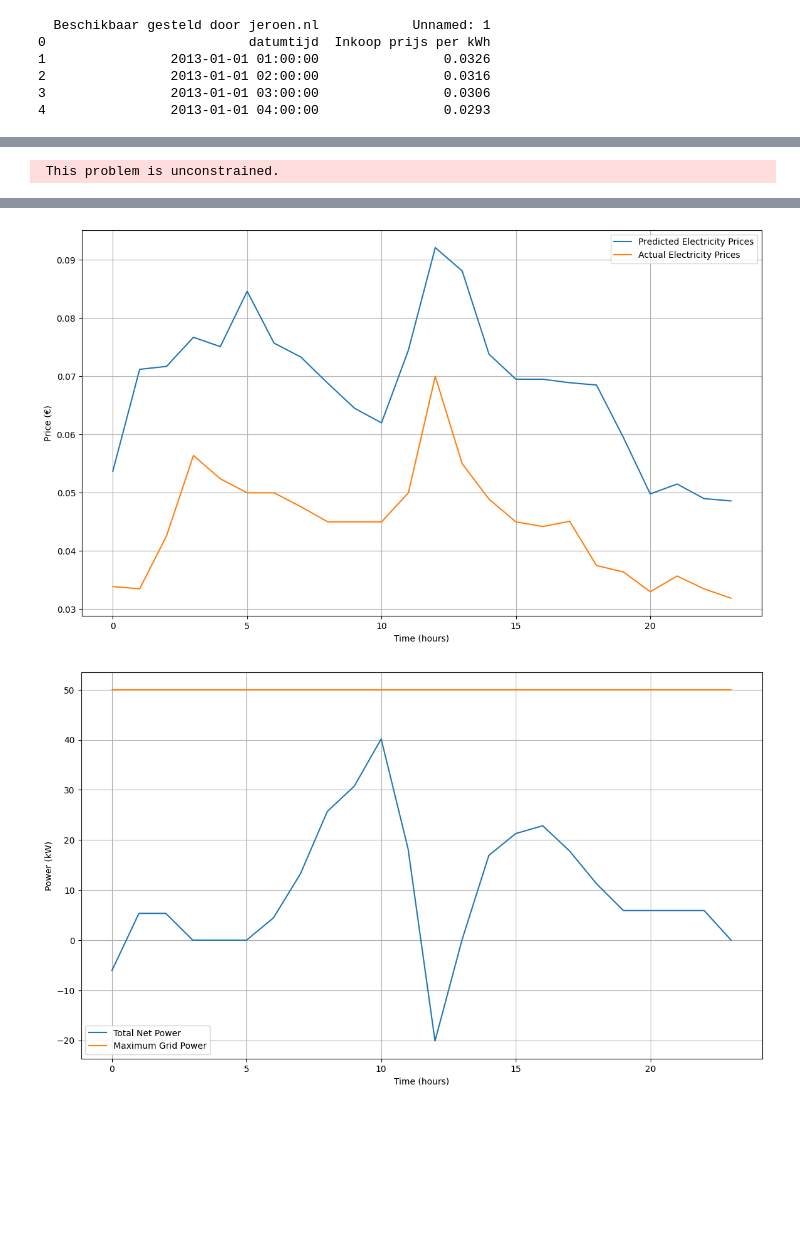
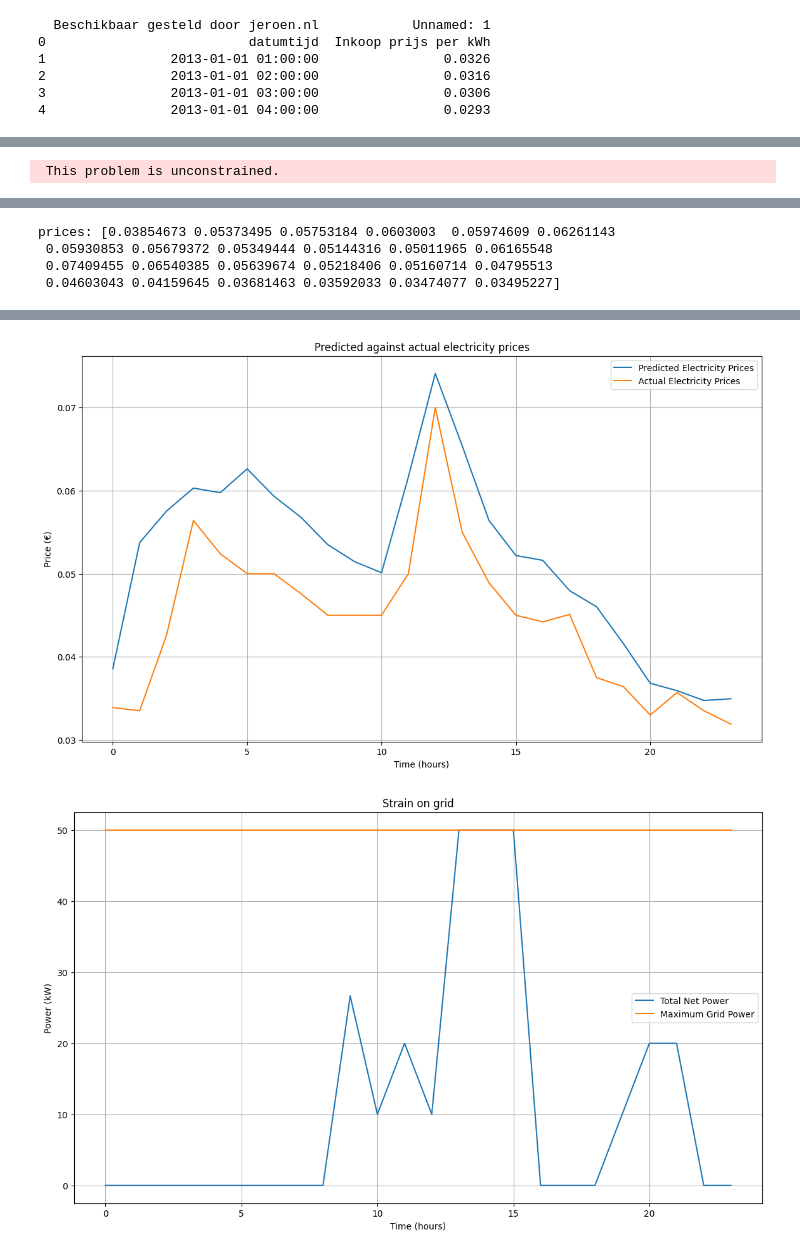
Before and after one commit to MichallHuNL/Smart-Charging-RL-main, a Jupyter notebook: codes/MILP_paper_forecast.ipynb, the cells around one changed output, grey strips where cells are left out. Drawn from its saved outputs; the diff is of its cells as text; code cells hidden in the pictures; blank space fills up the shorter version.

```diff
--- a/codes/MILP_paper_forecast.ipynb
+++ b/codes/MILP_paper_forecast.ipynb
@@ -35,12 +35,12 @@ data['datumtijd'] = pd.to_datetime(data['datumtijd'])
 data.set_index('datumtijd', inplace=True)
 
 # Split data into training and test sets
-train_data = data.iloc[748:772]
+train_data = data.iloc[0:772]
 test_data = data.iloc[772:796]
 
 # Fit SARIMA model (parameters can be tuned)
 sarima_model = sm.tsa.statespace.SARIMAX(train_data['Inkoop prijs per kWh'],
-                                         order=(1, 1, 1),
+                                         order=(0, 0, 2),
                                          seasonal_order=(1, 1, 1, 24)).fit()
 
 # Forecast
@@ -63,20 +63,23 @@ plt.ylim(0, 0.3)
 plt.show()
 
 model = pulp.LpProblem("EV_Charging", pulp.LpMinimize)
-C = 5  # Number of cars
+C = 9  # Number of cars
 T = len(test_data)  # Number of time periods
 eta_ch = 0.9  # Charging efficiency
 eta_dis = 0.9  # Discharging efficiency
 Pgrid_max = 50  # Maximum total charging power (kW)
 
 # Hard-coded variants for charging speeds and battery capacities for each car
-Pmax = np.random.uniform(5, 10, C)  # Random max charging power between 5 and 10 kW
-Dmax = np.random.uniform(5, 10, C)  # Random max discharging power between 5 and 10 kW
-Emax = np.random.uniform(40, 60, C)  # Random max battery capacity between 40 and 60 kWh
+Pmax = [10]*C  # Max charging power is 10 kW for all cars
+Dmax = [10]*C  # Max discharging power is 10 kW for all cars
+Emax = [70] + [50]*6 + [60]*2  # Max battery capacity for each car
 
 # Hard-coded arrival and departure times for each car
-t_arrival = np.random.randint(0, T//2, C)  # Random arrival time in the first half of the time period
-t_departure = np.random.randint(T//2, T, C)  # Random departure time in the second half of the time period
+t_arrival = [9] + [13]*6 + [19]*2  # Arrival times for each car
+t_departure = [12] + [15]*6 + [21]*2  # Departure times for each car
+
+# Initial SoC for each car
+E_initial = [5] + [5]*6 + [30]*2  # Initial SoC for each car
 
 # Max charging per car
 P = pulp.LpVariable.dicts("P", ((c, t) for c in range(C) for t in range(T)), lowBound=0, cat='Continuous')
@@ -104,7 +107,7 @@ for c in range(C):
 
 # Initial SoC
 for c in range(C):
-    model += E[c, 0] == 0
+    model += E[c, 0] == E_initial[c]
 
 # SoC evolution with discharging
 for c in range(C):
@@ -114,6 +117,11 @@ for c in range(C):
 # Ensure at least 80% SoC by the end of the time period
 for c in range(C):
     model += E[c, T-1] >= Emax[c] * 0.8
+
+# Non-negativity of SoC
+for c in range(C):
+    for t in range(T):
+        model += E[c, t] >= 0
 
 # Charging happens only within arrival and departure times
 for c in range(C):
@@ -145,6 +153,7 @@ for c in range(C):
 
 # Plot the State of Charge (SoC) for each car
 plt.figure(figsize=(14, 8))
+plt.title('Soc per car')
 for c in range(C):
     plt.plot(soc[c, :], label=f'Car {c+1}')
 plt.xlabel('Time (hours)')
@@ -155,6 +164,7 @@ plt.show()
 
 # Plot the charging power for each car
 plt.figure(figsize=(14, 8))
+plt.title('Charge per car')
 for c in range(C):
     plt.plot(charging_power[c, :], label=f'Car {c+1}')
 plt.xlabel('Time (hours)')
@@ -165,6 +175,7 @@ plt.show()
 
 # Plot the discharging power for each car
 plt.figure(figsize=(14, 8))
+plt.title('Discharge per car')
 for c in range(C):
     plt.plot(discharging_power[c, :], label=f'Car {c+1}')
 plt.xlabel('Time (hours)')
@@ -175,6 +186,7 @@ plt.show()
 
 # Plot the predicted and actual electricity prices
 plt.figure(figsize=(14, 8))
+plt.title('Predicted against actual electricity prices')
 plt.plot(prices, label='Predicted Electricity Prices')
 plt.plot(test_data['Inkoop prijs per kWh'].values, label='Actual Electricity Prices')
 plt.xlabel('Time (hours)')
@@ -185,6 +197,7 @@ plt.show()
 
 # Plot the total charging power and strain on the EV grid
 plt.figure(figsize=(14, 8))
+plt.title('Strain on grid')
 plt.plot(charging_power.sum(axis=0) - discharging_power.sum(axis=0), label='Total Net Power')
 plt.plot([Pgrid_max for _ in range(T)], label='Maximum Grid Power')
 plt.xlabel('Time (hours)')
@@ -213,0 +238,4 @@ prices: [0.05370001 0.07120001 0.07170001 0.07670001 0.07510001 0.08460001
+prices: [0.03854673 0.05373495 0.05753184 0.0603003  0.05974609 0.06261143
+ 0.05930853 0.05679372 0.05349444 0.05144316 0.05011965 0.06165548
+ 0.07409455 0.06540385 0.05639674 0.05218406 0.05160714 0.04795513
+ 0.04603043 0.04159645 0.03681463 0.03592033 0.03474077 0.03495227]
@@ -237,2 +265,2 @@ Status: Infeasible
-[figure, old version]
+[figure, new version]
-[figure, old version]
+[figure, new version]
```
Also changed, not shown: parts of 2 cells of this notebook.
